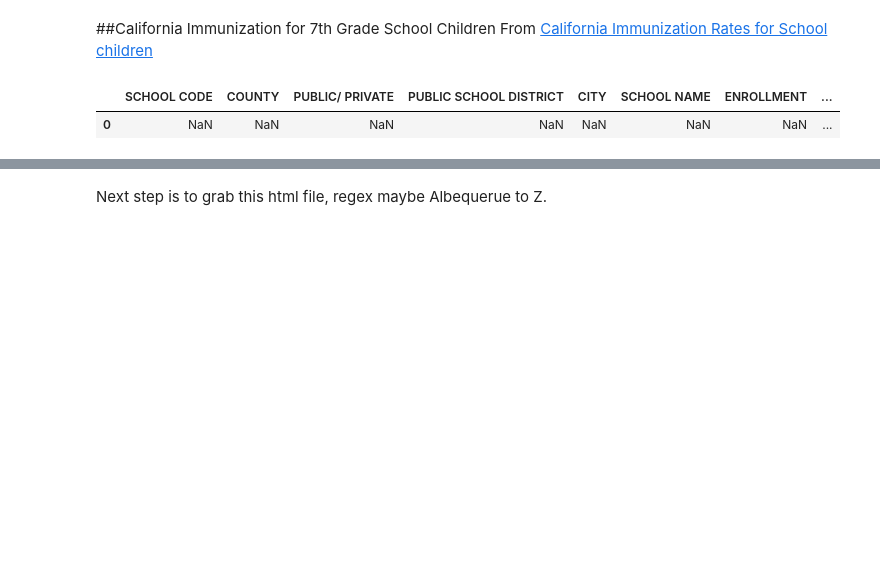
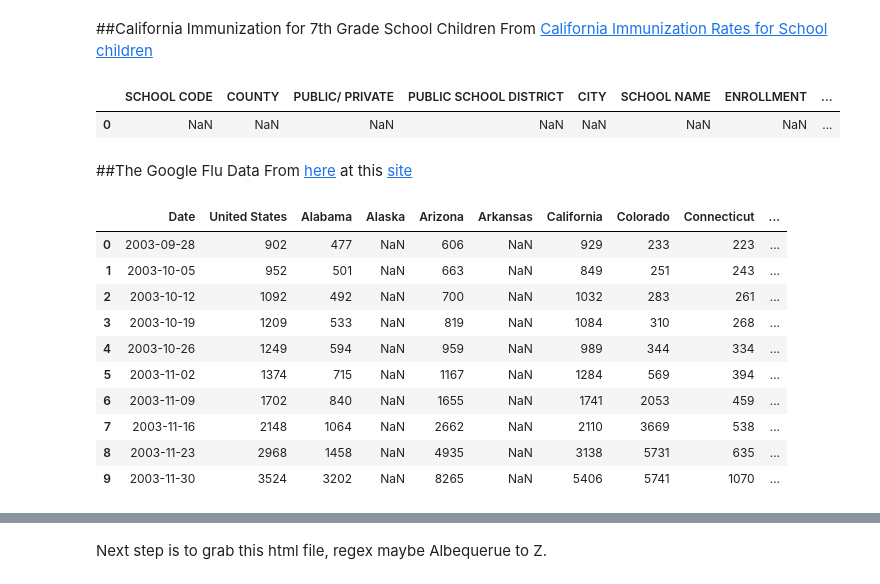
Before and after one commit to stat4701-edav-d3/d3-presentation, a Jupyter notebook: 01-read-in-source-data-for-all-sources.ipynb, the cells around one changed output, grey strips where cells are left out. Drawn from its saved outputs; the diff is of its cells as text; code cells hidden in the pictures; blank space fills up the shorter version.

```diff
--- a/01-read-in-source-data-for-all-sources.ipynb
+++ b/01-read-in-source-data-for-all-sources.ipynb
@@ -66,3 +36,20 @@ inImmCal.head(1) #Keep around for Dr. R.
 # %% [output]
 |  | SCHOOL CODE | COUNTY | PUBLIC/ PRIVATE | PUBLIC SCHOOL DISTRICT | CITY | SCHOOL NAME | ENROLLMENT | ... |
 | 0 | NaN | NaN | NaN | NaN | NaN | NaN | NaN | ... |
+# %% [markdown]
+##The Google Flu Data
+From [here](https://www.google.org/flutrends/us/data.txt) at this [site](https://www.google.org/flutrends/us/#US)
+# %%
+dfFluGoo.head(10)
+# %% [output]
+|  | Date | United States | Alabama | Alaska | Arizona | Arkansas | California | Colorado | Connecticut | ... |
+| 0 | 2003-09-28 | 902 | 477 | NaN | 606 | NaN | 929 | 233 | 223 | ... |
+| 1 | 2003-10-05 | 952 | 501 | NaN | 663 | NaN | 849 | 251 | 243 | ... |
+| 2 | 2003-10-12 | 1092 | 492 | NaN | 700 | NaN | 1032 | 283 | 261 | ... |
+| 3 | 2003-10-19 | 1209 | 533 | NaN | 819 | NaN | 1084 | 310 | 268 | ... |
+| 4 | 2003-10-26 | 1249 | 594 | NaN | 959 | NaN | 989 | 344 | 334 | ... |
+| 5 | 2003-11-02 | 1374 | 715 | NaN | 1167 | NaN | 1284 | 569 | 394 | ... |
+| 6 | 2003-11-09 | 1702 | 840 | NaN | 1655 | NaN | 1741 | 2053 | 459 | ... |
+| 7 | 2003-11-16 | 2148 | 1064 | NaN | 2662 | NaN | 2110 | 3669 | 538 | ... |
+| 8 | 2003-11-23 | 2968 | 1458 | NaN | 4935 | NaN | 3138 | 5731 | 635 | ... |
+| 9 | 2003-11-30 | 3524 | 3202 | NaN | 8265 | NaN | 5406 | 5741 | 1070 | ... |
```
Also changed, not shown: parts of 8 cells of this notebook, 12 other files.
